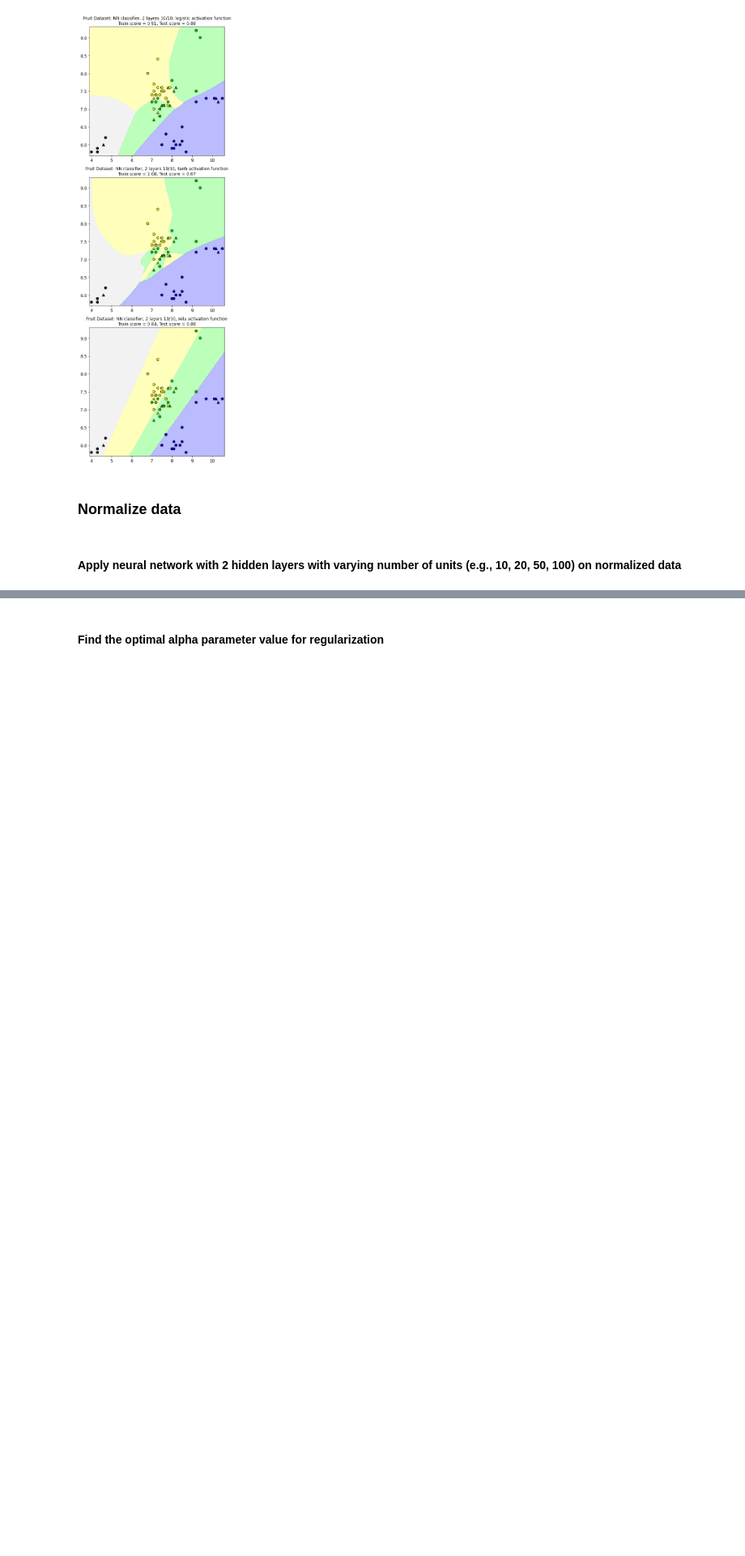
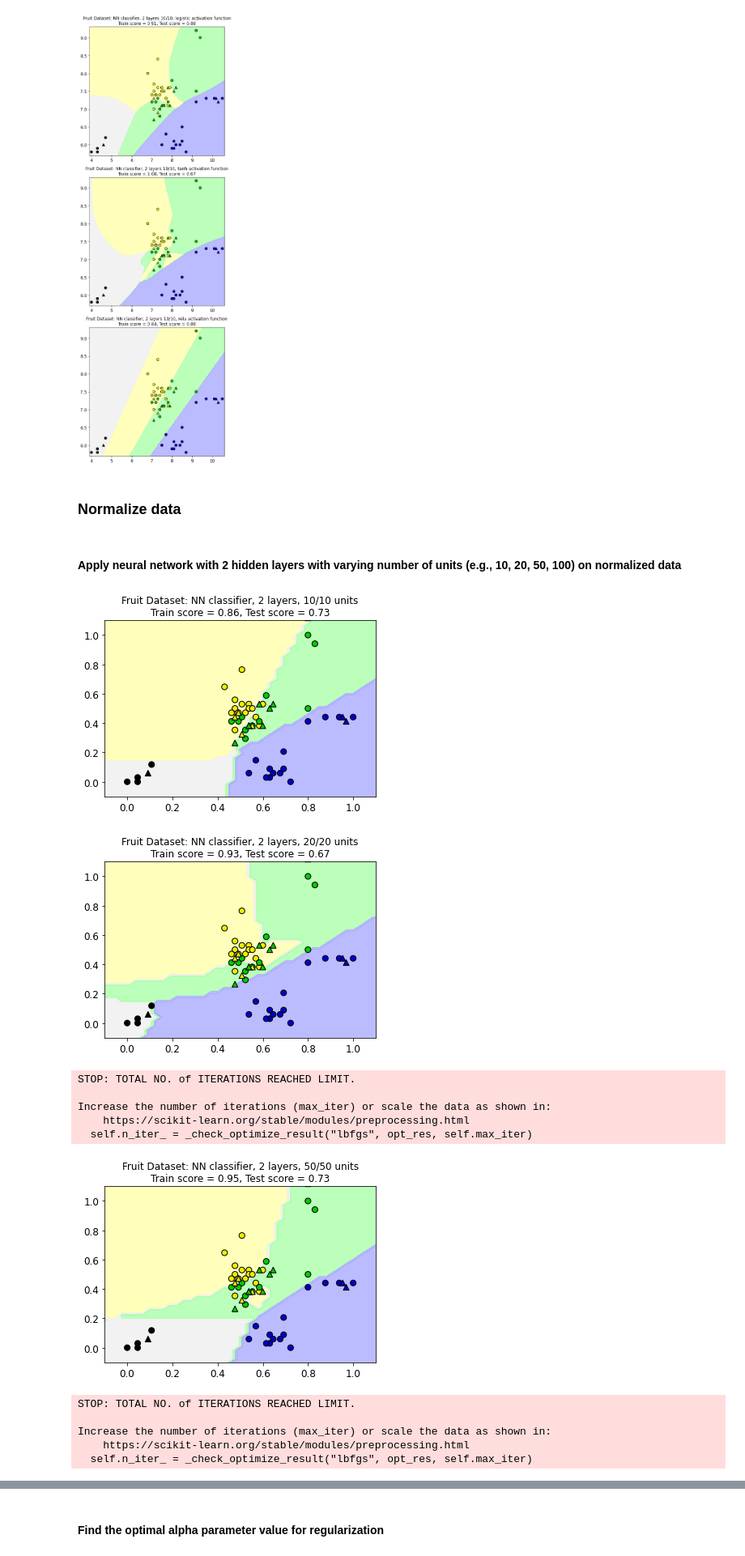
Before and after one commit to alarsen123/ML-HW, a Jupyter notebook: ME7_NN/ME7_NN/NN_basic.ipynb, the cells around one changed output, grey strips where cells are left out. Shown at 81% size. Saved outputs shown, nothing was run; the diff lists cells and outputs as text; code cells hidden in the pictures; blank space fills up the shorter version.

```diff
--- a/ME7_NN/ME7_NN/NN_basic.ipynb
+++ b/ME7_NN/ME7_NN/NN_basic.ipynb
@@ -851,5 +851,37 @@ Increase the number of iterations (max_iter) or scale the data as shown in:
 [figure]
 # %% [markdown]
 ### Normalize data
+# %%
+from sklearn.preprocessing import MinMaxScaler
+scaler = MinMaxScaler()
+
+X_train_scaled = scaler.fit_transform(X_train)
+X_test_scaled = scaler.transform(X_test)
 # %% [markdown]
 #### Apply neural network with 2 hidden layers with varying number of units (e.g., 10, 20, 50, 100) on normalized data
+# %%
+for unit in hidden_layer_units:
+    # model training with two hidden layers
+    nnclf = MLPClassifier(hidden_layer_sizes = [unit, unit], solver='lbfgs',
+                        random_state = 0).fit(X_train_scaled, y_train)
+
+    plot_class_regions_for_classifier(nnclf, X_train_scaled, y_train, X_test_scaled, y_test,
+                                      'Fruit Dataset: NN classifier, 2 layers, '
+                                      + str(unit)
+                                      + '/'
+                                      + str(unit)
+                                      + ' units')
+# %% [output]
+[figure, added]
+[figure, added]
+STOP: TOTAL NO. of ITERATIONS REACHED LIMIT.
+
+Increase the number of iterations (max_iter) or scale the data as shown in:
+    https://scikit-learn.org/stable/modules/preprocessing.html
+  self.n_iter_ = _check_optimize_result("lbfgs", opt_res, self.max_iter)
+[figure, added]
+STOP: TOTAL NO. of ITERATIONS REACHED LIMIT.
+
+Increase the number of iterations (max_iter) or scale the data as shown in:
+    https://scikit-learn.org/stable/modules/preprocessing.html
+  self.n_iter_ = _check_optimize_result("lbfgs", opt_res, self.max_iter)
```
Also changed, not shown: parts of 9 cells of this notebook.
